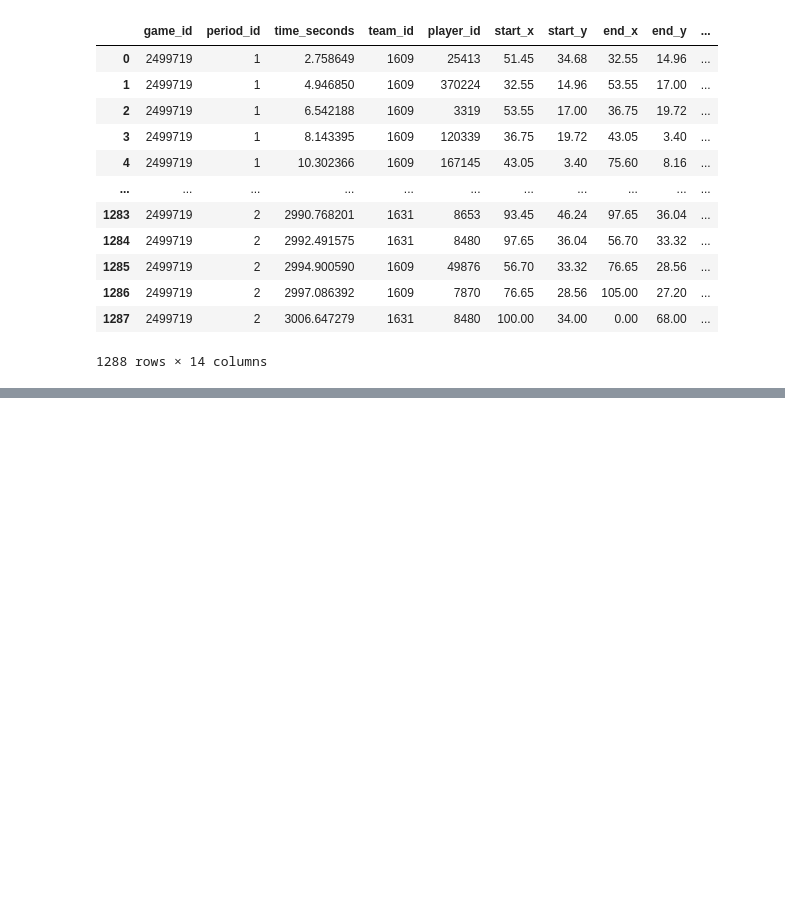
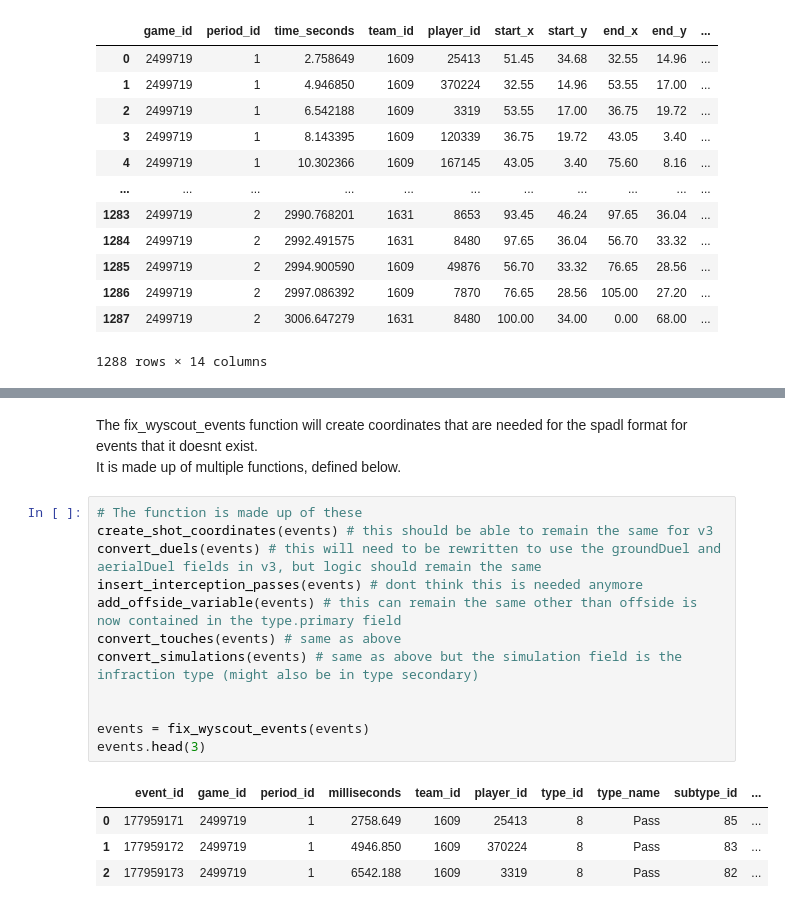
Before and after one commit to liammoore44/wyscout-spadl-conversion, a Jupyter notebook: test_notebooks/Wyscout-conversion.ipynb, the cells around one changed output, grey strips where cells are left out. Cells and saved outputs as stored; diff of their text form; blank space fills up the shorter version.

```diff
--- a/test_notebooks/Wyscout-conversion.ipynb
+++ b/test_notebooks/Wyscout-conversion.ipynb
@@ -225,0 +272,20 @@ spadl_actions
+# %% [markdown]
+The fix_wyscout_events function will create coordinates that are needed for the spadl format for events that it doesnt exist. <br>
+It is made up of multiple functions, defined below.
+# %%
+# The function is made up of these
+create_shot_coordinates(events) # this should be able to remain the same for v3
+convert_duels(events) # this will need to be rewritten to use the groundDuel and aerialDuel fields in v3, but logic should remain the same
+insert_interception_passes(events) # dont think this is needed anymore
+add_offside_variable(events) # this can remain the same other than offside is now contained in the type.primary field
+convert_touches(events) # same as above
+convert_simulations(events) # same as above but the simulation field is the infraction type (might also be in type secondary)
+
+
+events = fix_wyscout_events(events)
+events.head(3)
+# %% [output]
+|  | event_id | game_id | period_id | milliseconds | team_id | player_id | type_id | type_name | subtype_id | ... |
+| 0 | 177959171 | 2499719 | 1 | 2758.649 | 1609 | 25413 | 8 | Pass | 85 | ... |
+| 1 | 177959172 | 2499719 | 1 | 4946.850 | 1609 | 370224 | 8 | Pass | 83 | ... |
+| 2 | 177959173 | 2499719 | 1 | 6542.188 | 1609 | 3319 | 8 | Pass | 82 | ... |
```
Also changed, not shown: parts of 8 cells of this notebook.
